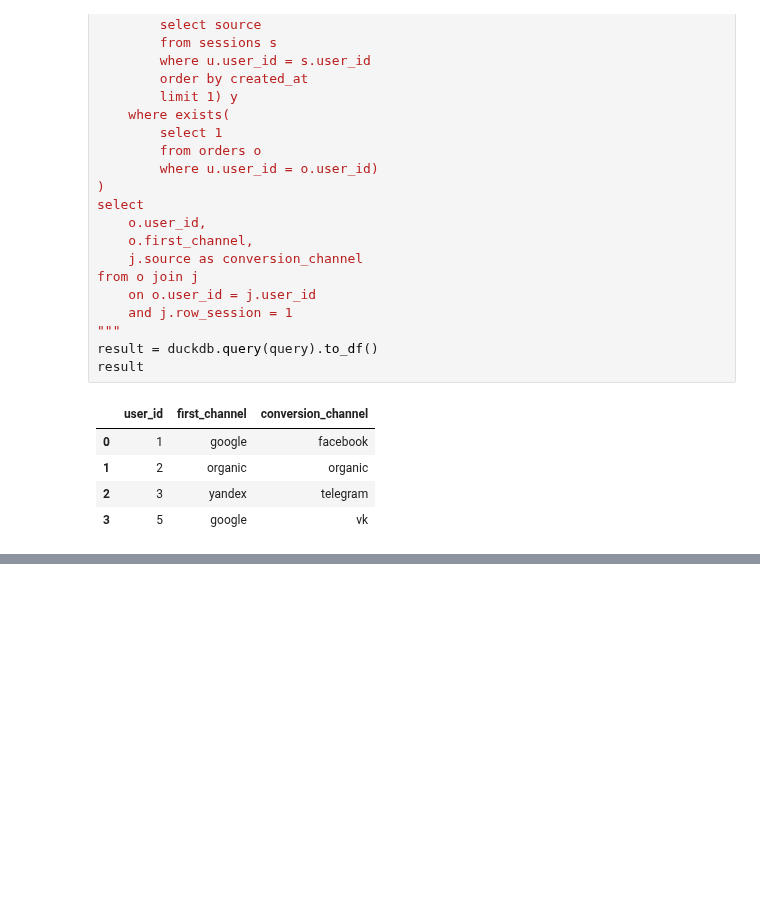
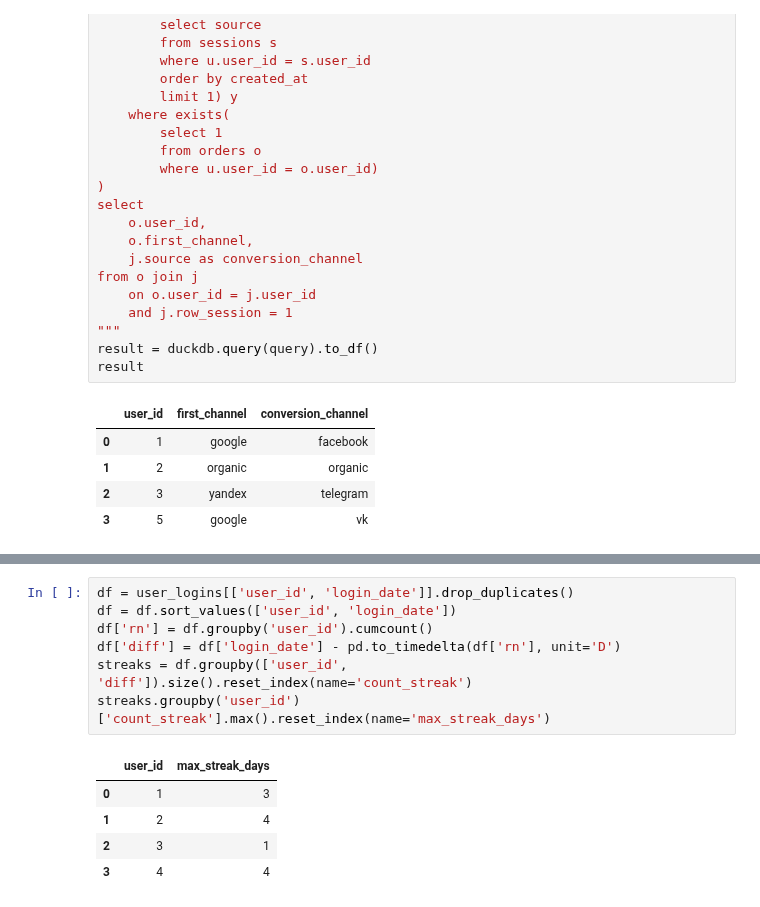
Before and after one commit to Praldmur/Tasks, a Jupyter notebook: simulator_sql.ipynb, the cells around one changed output, grey strips where cells are left out. Cells and saved outputs as stored; diff of their text form; blank space fills up the shorter version.

```diff
--- a/simulator_sql.ipynb
+++ b/simulator_sql.ipynb
@@ -1603,0 +1718,13 @@ result
+# %%
+df = user_logins[['user_id', 'login_date']].drop_duplicates()
+df = df.sort_values(['user_id', 'login_date'])
+df['rn'] = df.groupby('user_id').cumcount()
+df['diff'] = df['login_date'] - pd.to_timedelta(df['rn'], unit='D')
+streaks = df.groupby(['user_id', 'diff']).size().reset_index(name='count_streak')
+streaks.groupby('user_id')['count_streak'].max().reset_index(name='max_streak_days')
+# %% [output]
+|  | user_id | max_streak_days |
+| 0 | 1 | 3 |
+| 1 | 2 | 4 |
+| 2 | 3 | 1 |
+| 3 | 4 | 4 |
```
Also changed, not shown: parts of 8 cells of this notebook.
